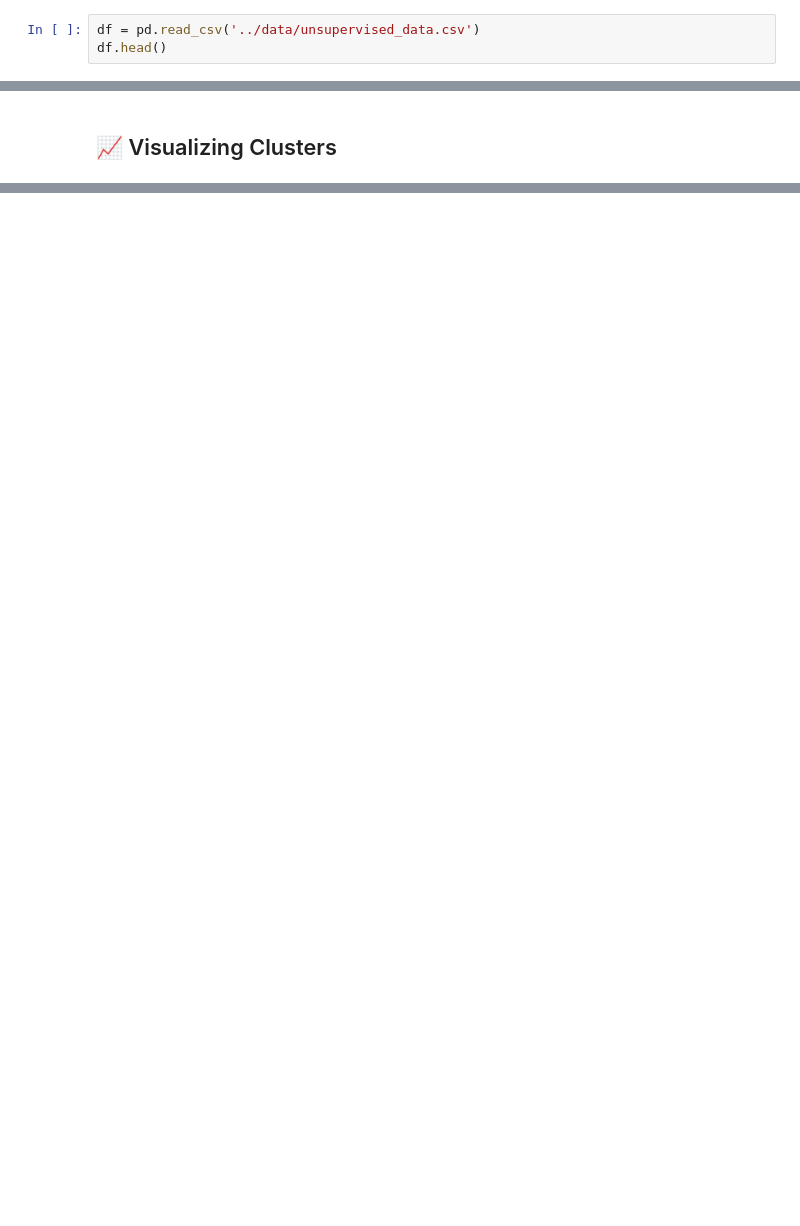
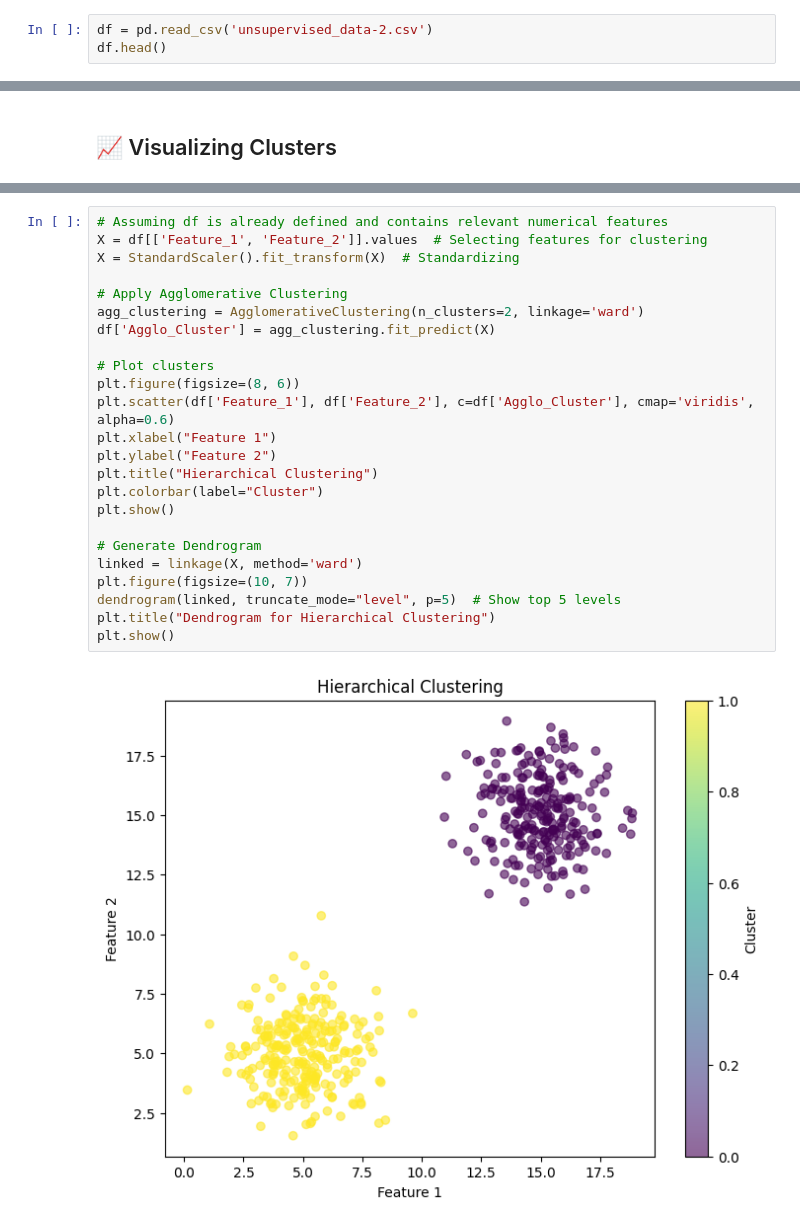
Before and after one commit to Rithvik1709/100-days-of-grind, a Jupyter notebook: ML/Day 20 unsupervised learning/Unsupervised_Learning.ipynb, the cells around one changed output, grey strips where cells are left out. Cells and saved outputs as stored; diff of their text form; blank space fills up the shorter version.

```diff
--- a/ML/Day 20 unsupervised learning/Unsupervised_Learning.ipynb
+++ b/ML/Day 20 unsupervised learning/Unsupervised_Learning.ipynb
@@ -10,5 +12,5 @@ from sklearn.preprocessing import StandardScaler
 # %% [markdown]
 ## 📂 Load Dataset
 # %%
-df = pd.read_csv('../data/unsupervised_data.csv')
+df = pd.read_csv('unsupervised_data-2.csv')
 df.head()
@@ -38,0 +57,26 @@ plt.show()
+# %%
+# Assuming df is already defined and contains relevant numerical features
+X = df[['Feature_1', 'Feature_2']].values  # Selecting features for clustering
+X = StandardScaler().fit_transform(X)  # Standardizing
+
+# Apply Agglomerative Clustering
+agg_clustering = AgglomerativeClustering(n_clusters=2, linkage='ward')
+df['Agglo_Cluster'] = agg_clustering.fit_predict(X)
+
+# Plot clusters
+plt.figure(figsize=(8, 6))
+plt.scatter(df['Feature_1'], df['Feature_2'], c=df['Agglo_Cluster'], cmap='viridis', alpha=0.6)
+plt.xlabel("Feature 1")
+plt.ylabel("Feature 2")
+plt.title("Hierarchical Clustering")
+plt.colorbar(label="Cluster")
+plt.show()
+
+# Generate Dendrogram
+linked = linkage(X, method='ward')
+plt.figure(figsize=(10, 7))
+dendrogram(linked, truncate_mode="level", p=5)  # Show top 5 levels
+plt.title("Dendrogram for Hierarchical Clustering")
+plt.show()
+# %% [output]
+[figure, added]
```
Also changed, not shown: parts of 5 cells of this notebook, 3 other files.
